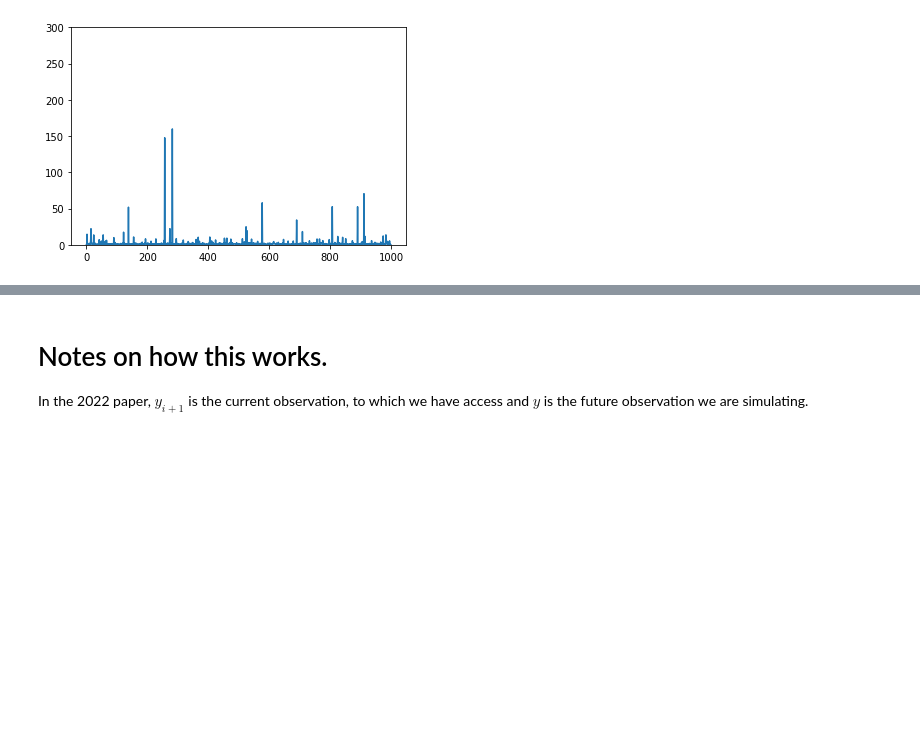
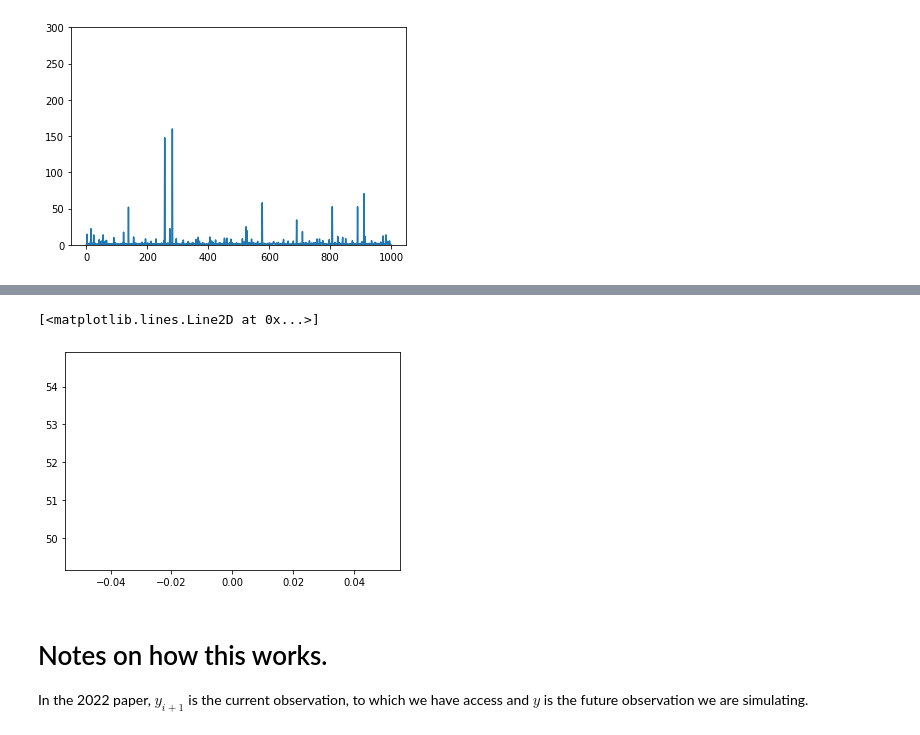
Before and after one commit to Huk-David/RSS-Discussion-paper-Martingale-Posterior-Distributions, a Jupyter notebook: Prequential Copulas - Code/Discussion paper - Notebook.ipynb, the cells around one changed output, grey strips where cells are left out. Drawn from its saved outputs; the diff is of its cells as text; code cells hidden in the pictures; blank space fills up the shorter version.

Commit message:
Update Discussion paper - Notebook.ipynb
Energy SR via IS is working.

```diff
--- a/Prequential Copulas - Code/Discussion paper - Notebook.ipynb
+++ b/Prequential Copulas - Code/Discussion paper - Notebook.ipynb
@@ -131,7 +132,7 @@ def f_0(x,theta):
 
 rho = 0.95 #correlation parameter for copula, value is recommended by authors.
 
-def update_(F_,f_,alpha,v):
+def update_(F_,f_,alpha,v,rho):
     # Mostly done using equations 4.4 and 4.5 from the RSS paper.
 
     def updated_F(z,theta): # define F_(i+1)(z), will be returned.
@@ -151,7 +152,7 @@ def update_(F_,f_,alpha,v):
     return updated_F,updated_f
 # %%
 # update step 0, keeping alpha=0 so that I get a purely Gaussian dist.
-new_dist = update_(F_0,f_0,0,0.5)
+new_dist = update_(F_0,f_0,0,0.5,rho)
 
 plt.plot([np.exp(new_dist[0](k/5,0)) for k in range(-50,51)])
 plt.show()
@@ -224,0 +224,37 @@ plt.show()
+# %%
+# Compute energy SR via importance sampling, for a given rho
+
+q_samples = scs.t.rvs(df=1,size=10)
+q_evals = scs.t.logpdf(q_samples,df=1)
+
+
+def Energy_SR_via_IS(obs_,q_samples,q_evals_,p_targets):
+
+    N = len(q_samples) # IS iterations
+    comb = [i for i in combinations(range(N),2)]
+    out = 0
+    for i in range(len(obs_)): # loop over observed data
+
+        # compute weights
+        f_x = np.fromiter( (p_targets[i](x,0) for x in q_samples) ,float)
+        weights = np.exp(np.subtract(f_x,q_evals))
+
+        # compute first part of Energy Score: 2*w*|x-y|
+        out += (2 * np.sum(np.multiply(weights,np.absolute(np.subtract( q_samples,np.repeat(obs_[i],N) )))) ) / np.sum(weights)
+
+        # compute second part of Energy Score: w_x*w_z*|w-z| / w_x*w_z
+        out -= np.sum(np.fromiter(  ( weights[idx[0]]*weights[idx[1]] * np.absolute(np.subtract(q_samples[idx[0]],q_samples[idx[1]]))   for idx in comb )  ,float))  /  np.sum(np.fromiter(  (weights[idx[0]]*weights[idx[1]]  for idx in comb)  ,float))
+
+    return out
+# %%
+IS_score = []
+for attempt in tqdm(range(1)):
+    q_samples = scs.t.rvs(df=1,size=500)
+    q_evals = scs.t.logpdf(q_samples,df=1)
+
+    IS_score.append(Energy_SR_via_IS(obs_=observed_data,q_samples=q_samples,q_evals_=q_evals,p_targets=f_list))
+
+plt.plot(IS_score)
+# %% [output]
+[<matplotlib.lines.Line2D at 0x...>]
+[figure, added]
```
Also changed, not shown: parts of 4 cells of this notebook.
